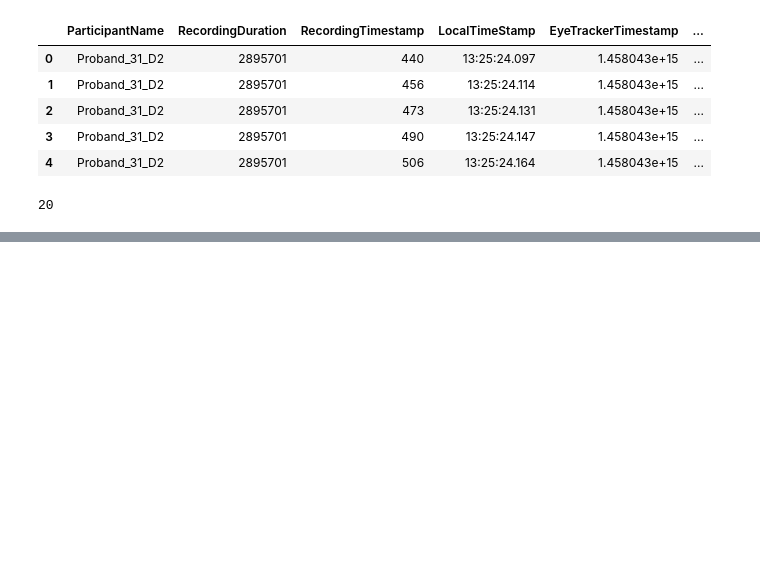
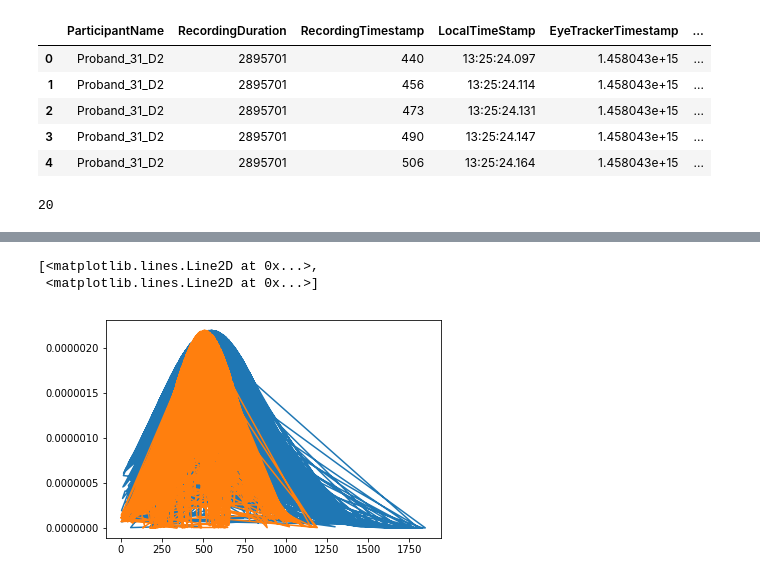
Before and after one commit to GazeProject05/PythonCode, a Jupyter notebook: Code/Multivariate Normal Distribution.ipynb, the cells around one changed output, grey strips where cells are left out. Cells and saved outputs as stored; diff of their text form; code cells hidden in the pictures; blank space fills up the shorter version.

```diff
--- a/Code/Multivariate Normal Distribution.ipynb
+++ b/Code/Multivariate Normal Distribution.ipynb
@@ -77,0 +83,30 @@ plt.plot(data,y)
+# %%
+readCovMat = np.cov((readingData['FixationPointX (MCSpx)'],readingData['FixationPointY (MCSpx)']))
+skimmingCovMat = np.cov((skimmingData['FixationPointX (MCSpx)'],skimmingData['FixationPointY (MCSpx)']))
+scanningCovMat = np.cov((scanningData['FixationPointX (MCSpx)'],scanningData['FixationPointY (MCSpx)']))
+# %%
+readingMeanx = readingData['FixationPointX (MCSpx)'].mean()
+readingMeany = readingData['FixationPointY (MCSpx)'].mean()
+readingMeanVector = [readingMeanx,readingMeany]
+
+skimmingMeanx = skimmingData['FixationPointX (MCSpx)'].mean()
+skimmingMeany = skimmingData['FixationPointY (MCSpx)'].mean()
+skimmingMeanVector = [skimmingMeanx,skimmingMeany]
+
+scanningMeanx = scanningData['FixationPointX (MCSpx)'].mean()
+scanningMeany = scanningData['FixationPointY (MCSpx)'].mean()
+scanningMeanVector = [scanningMeanx,scanningMeany]
+# %%
+readingPassData = readingData[['FixationPointX (MCSpx)','FixationPointY (MCSpx)']]
+skimmingPassData = skimmingData[['FixationPointX (MCSpx)','FixationPointY (MCSpx)']]
+scanningPassData = scanningData[['FixationPointX (MCSpx)','FixationPointY (MCSpx)']]
+# %%
+readPdf = multivariate_normal.pdf(readingPassData, mean=readingMeanVector, cov=readCovMat)
+skimmingPdf = multivariate_normal.pdf(skimmingPassData, mean=skimmingMeanVector, cov=skimmingCovMat)
+scanningPdf = multivariate_normal.pdf(scanningPassData, mean=scanningMeanVector, cov=scanningCovMat)
+# %%
+plt.plot(readingPassData,readPdf)
+# %% [output]
+[<matplotlib.lines.Line2D at 0x...>,
+ <matplotlib.lines.Line2D at 0x...>]
+[figure, added]
```
Also changed, not shown: parts of 10 cells of this notebook.
